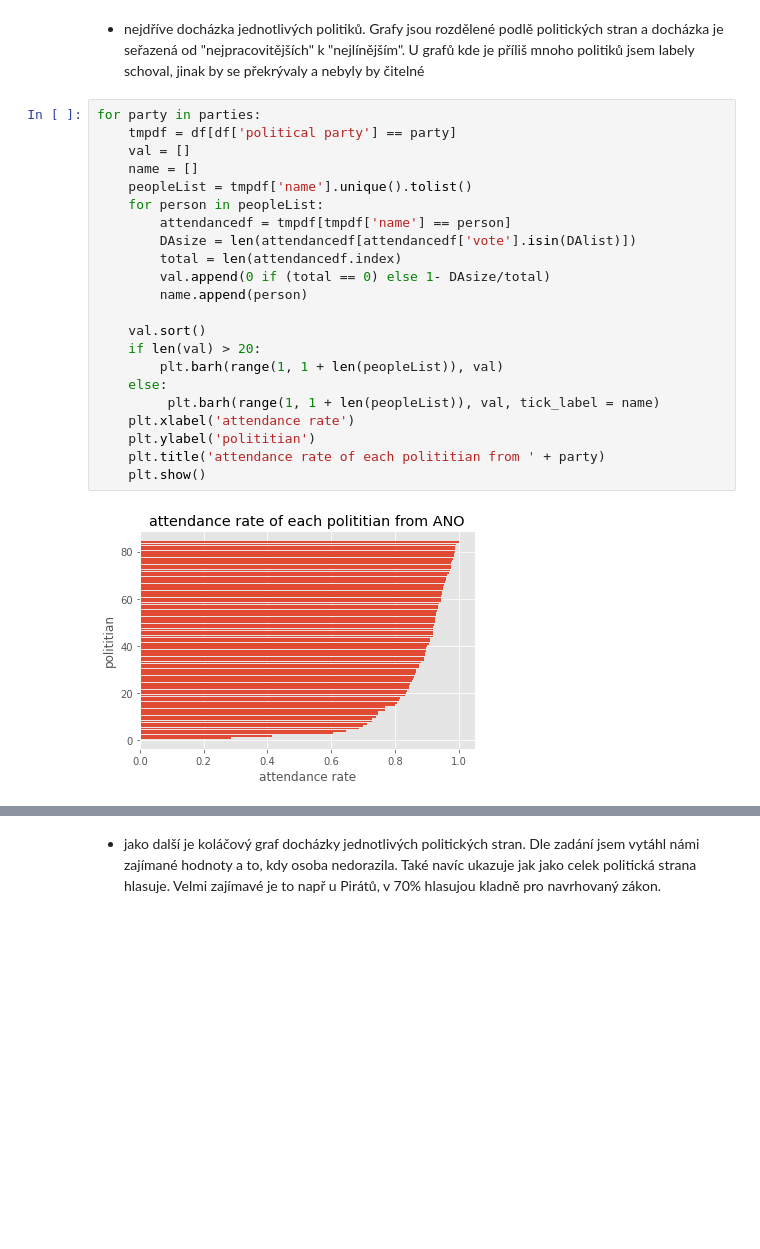
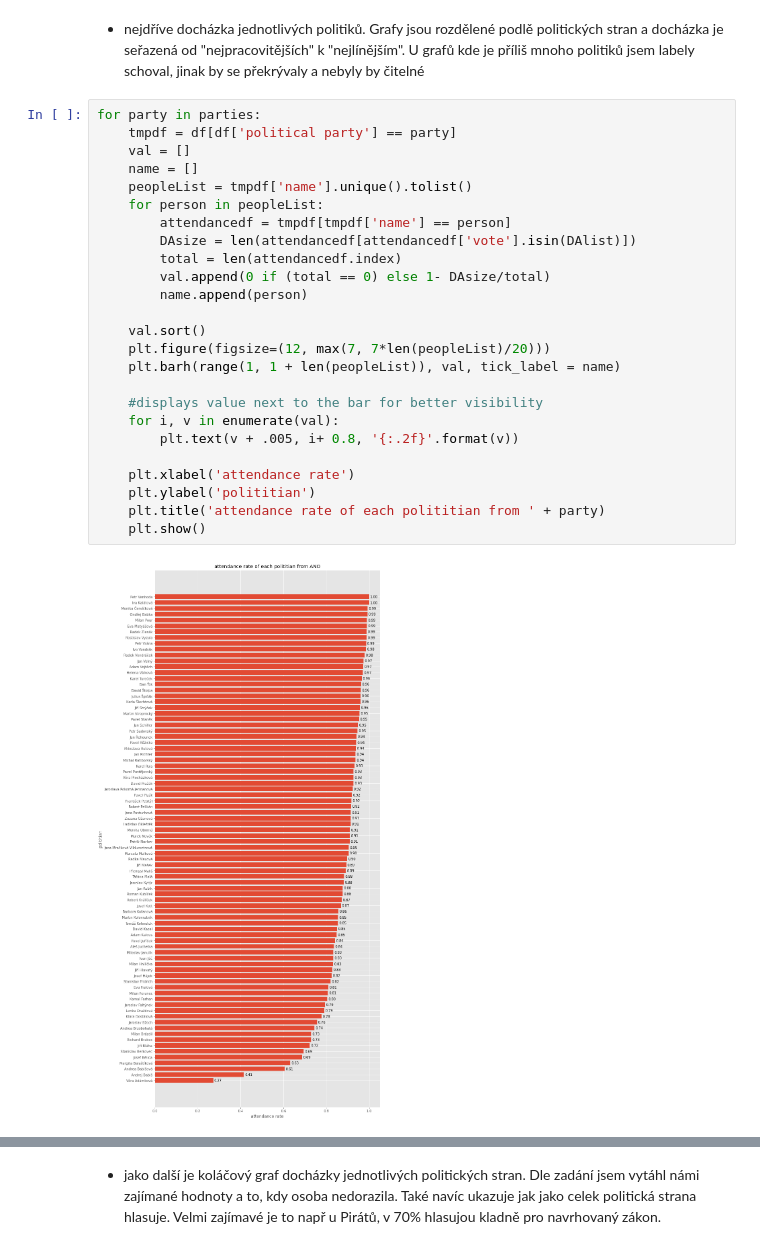
Before and after one commit to xuthang/bi-vzd, a Jupyter notebook: 01/homework_01_B201.ipynb, the cells around one changed output, grey strips where cells are left out. Drawn from its saved outputs; the diff is of its cells as text; blank space fills up the shorter version.

Commit message:
change figsize of attendance rate to dynamic and display all names + the value

```diff
--- a/01/homework_01_B201.ipynb
+++ b/01/homework_01_B201.ipynb
@@ -153,24 +153,27 @@ DADF = df[df['vote'].isin( DAlist)]
 # %%
 for party in parties:
     tmpdf = df[df['political party'] == party]
     val = []
     name = []
     peopleList = tmpdf['name'].unique().tolist()
     for person in peopleList:
         attendancedf = tmpdf[tmpdf['name'] == person]
         DAsize = len(attendancedf[attendancedf['vote'].isin(DAlist)])
         total = len(attendancedf.index)
         val.append(0 if (total == 0) else 1- DAsize/total)
         name.append(person)
 
     val.sort()
-    if len(val) > 20:
-        plt.barh(range(1, 1 + len(peopleList)), val)
-    else:
-         plt.barh(range(1, 1 + len(peopleList)), val, tick_label = name)
+    plt.figure(figsize=(12, max(7, 7*len(peopleList)/20)))
+    plt.barh(range(1, 1 + len(peopleList)), val, tick_label = name)
+
+    #displays value next to the bar for better visibility
+    for i, v in enumerate(val):
+        plt.text(v + .005, i+ 0.8, '{:.2f}'.format(v))
+
     plt.xlabel('attendance rate')
     plt.ylabel('polititian')
     plt.title('attendance rate of each polititian from ' + party)
     plt.show()
 # %% [output]
-[figure, old version]
+[figure, new version]
```
Also changed, not shown: parts of 3 cells of this notebook.
